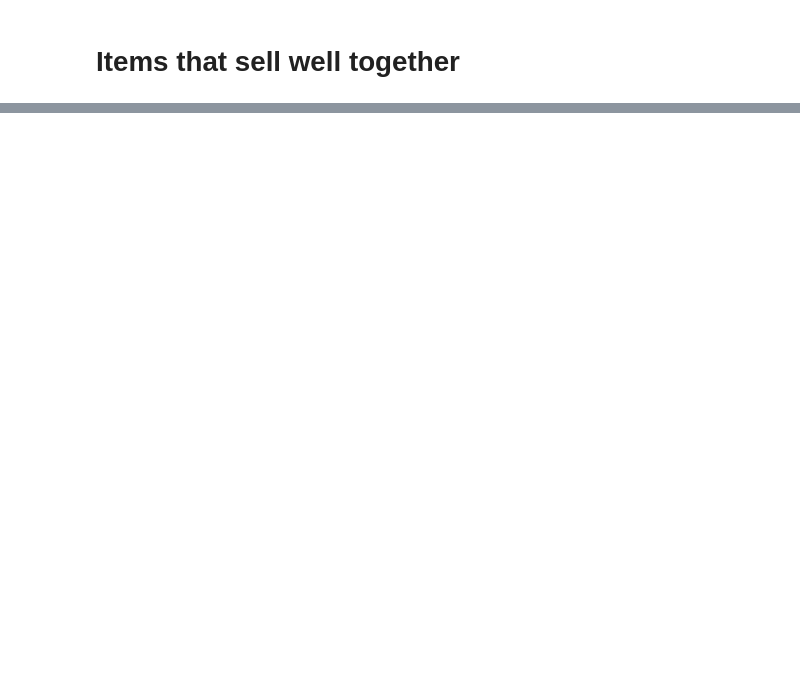
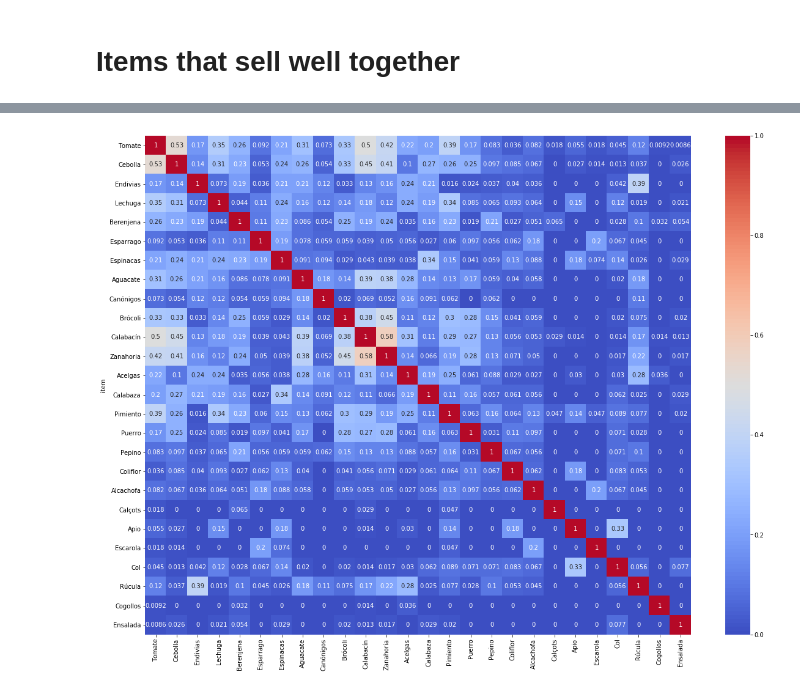
Before and after one commit to adriaferrer/Vimet, a Jupyter notebook: 02. Descriptive statistics/Descriptive _stats_all.ipynb, the cells around one changed output, grey strips where cells are left out. Drawn from its saved outputs; the diff is of its cells as text; code cells hidden in the pictures; blank space fills up the shorter version.

```diff
--- a/02. Descriptive statistics/Descriptive _stats_all.ipynb
+++ b/02. Descriptive statistics/Descriptive _stats_all.ipynb
@@ -63,0 +201,8 @@ plt.show()
+# %%
+plt.figure(figsize=(20,15))
+cmap = sns.color_palette("coolwarm", 128)
+sns.heatmap(food_matrix(verduras_df), cmap=cmap, annot=True)
+
+plt.show()
+# %% [output]
+[figure, added]
```
Also changed, not shown: parts of 15 cells of this notebook, 1 other file.
